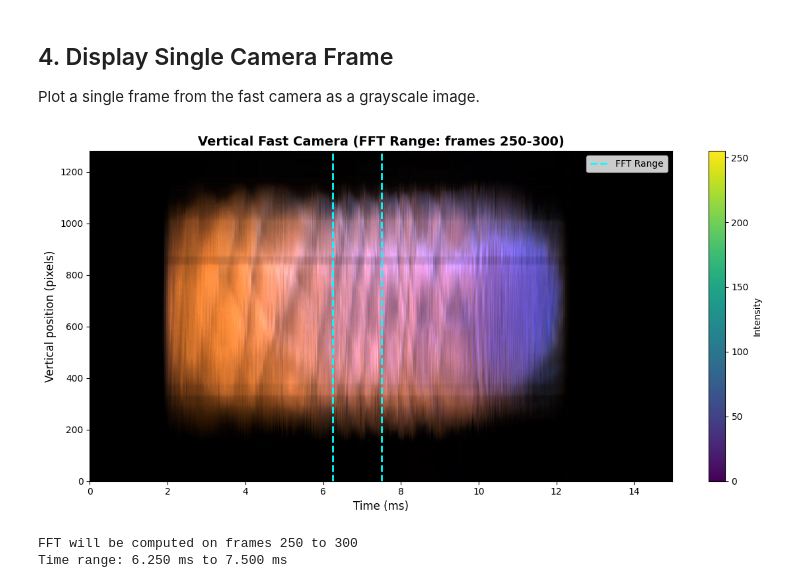
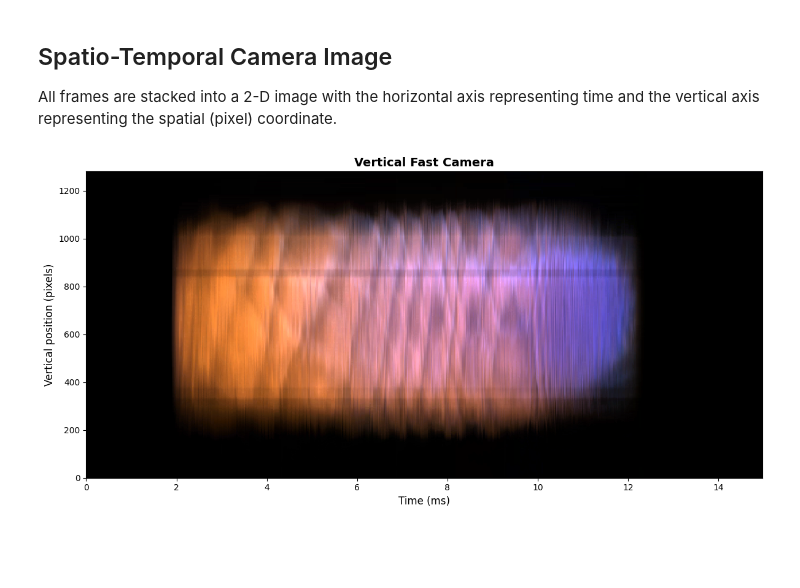
Before and after one commit to samostanek/PRPL2025_ZS, a Jupyter notebook: fast_camera_compare.ipynb, the cells around one changed output. Drawn from its saved outputs; the diff is of its cells as text; code cells hidden in the pictures; blank space fills up the shorter version.

Commit message:
docs: update docs on `fast_camera_compare.py`

```diff
--- a/fast_camera_compare.ipynb
+++ b/fast_camera_compare.ipynb
@@ -11,11 +14,5 @@ This notebook demonstrates how to load and visualize fast camera data from the G
 # %%
 import numpy as np
 import matplotlib.pyplot as plt
-from matplotlib.gridspec import GridSpec
-from scipy import fft
 from golem_data_loader import GolemDataLoader
-
-# Set matplotlib style for better-looking plots
-plt.style.use('default')
-%matplotlib inline
 # %% [markdown]
@@ -25,7 +22,6 @@ Load data for shot 47002, which has fast camera data available.
 # %%
-# Initialize loader for shot 47002
 shot_number = 50738
-loader = GolemDataLoader(shot_number)
+loader = GolemDataLoader(shot_number, log_level=0)
 
 # Check available diagnostics
 available = loader.get_available_diagnostics()
@@ -96,36 +72,21 @@ Data type: uint8
 # %% [markdown]
-## 4. Display Single Camera Frame
+## Spatio-Temporal Camera Image
 
-Plot a single frame from the fast camera as a grayscale image.
+All frames are stacked into a 2-D image with the horizontal axis representing time and the vertical axis representing the spatial (pixel) coordinate.
 # %%
-fft_range = (250, 300)
-
 # Create figure
 fig, ax = plt.subplots(figsize=(12, 6))
 
 # Display the frame - keep it 2D by transposing without squeeze for proper visualization
 # Frame is (1, 1280), transpose to (1280, 1) for vertical display
-im = ax.imshow(np.transpose(vertical.frames, axes=(1,0,2)), aspect='auto', interpolation='nearest', extent=(vertical.time[0]*1e3, vertical.time[-1]*1e3,0, vertical.frames.shape[1]))
-
-# Add colorbar
-cbar = plt.colorbar(im, ax=ax, label='Intensity')
-
-# Highlight the FFT range
-ax.axvline(vertical.time[fft_range[0]]*1e3, color='cyan', linestyle='--', linewidth=2, label='FFT Range')
-ax.axvline(vertical.time[fft_range[1]]*1e3, color='cyan', linestyle='--', linewidth=2)
-ax.legend(loc='upper right')
+ax.imshow(np.transpose(vertical.frames, axes=(1,0,2)), aspect='auto', interpolation='nearest', extent=(vertical.time[0]*1e3, vertical.time[-1]*1e3,0, vertical.frames.shape[1]))
 
 # Labels and title
 ax.set_xlabel('Time (ms)', fontsize=12)
 ax.set_ylabel('Vertical position (pixels)', fontsize=12)
-ax.set_title(f'Vertical Fast Camera (FFT Range: frames {fft_range[0]}-{fft_range[1]})', fontsize=14, fontweight='bold')
+ax.set_title(f'Vertical Fast Camera', fontsize=14, fontweight='bold')
 
 plt.tight_layout()
 plt.show()
-
-print(f"FFT will be computed on frames {fft_range[0]} to {fft_range[1]}")
-print(f"Time range: {vertical.time[fft_range[0]]*1e3:.3f} ms to {vertical.time[fft_range[1]]*1e3:.3f} ms")
 # %% [output]
-[figure, old version]
+[figure, new version]
-FFT will be computed on frames 250 to 300
-Time range: 6.250 ms to 7.500 ms
```
Also changed, not shown: parts of 8 cells of this notebook.
